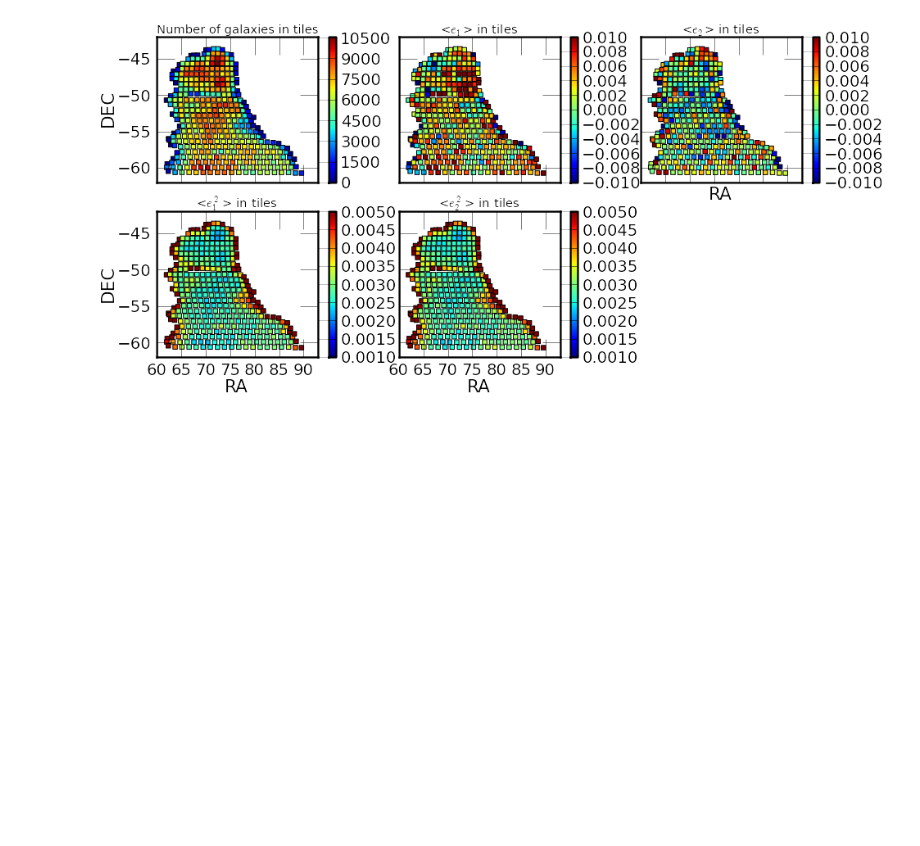
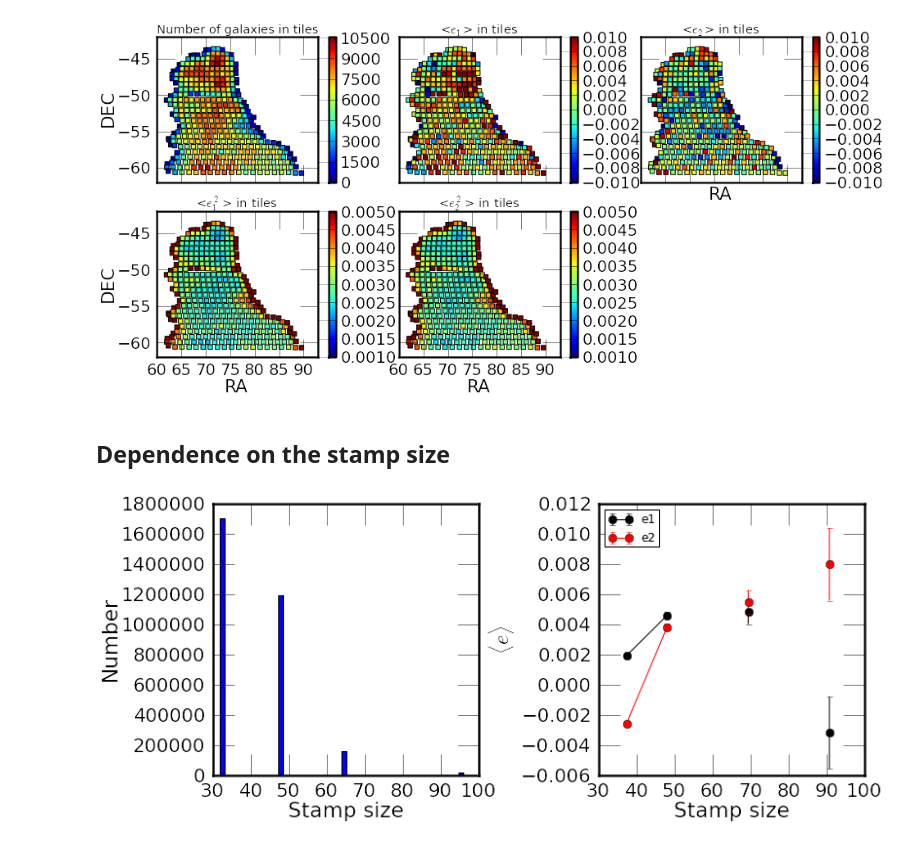
Before and after one commit to vvinuv/ipynb, a Jupyter notebook: im3shape_v6.ipynb, the cells around one changed output. Saved outputs shown, nothing was run; the diff lists cells and outputs as text; code cells hidden in the pictures; blank space fills up the shorter version.

```diff
--- a/im3shape_v6.ipynb
+++ b/im3shape_v6.ipynb
@@ -110,3 +123,9 @@ bas.plot_tiles('tiles_info_spte.npz')
 [figure]
 [figure]
 [figure]
+# %% [markdown]
+## Dependence on the stamp size
+# %%
+bas.plot_stampsize(iim3['STAMP_SIZE'],  iim3['e1'], iim3['e2'])
+# %% [output]
+[figure, added]
```
Also changed, not shown: parts of 6 cells of this notebook.
